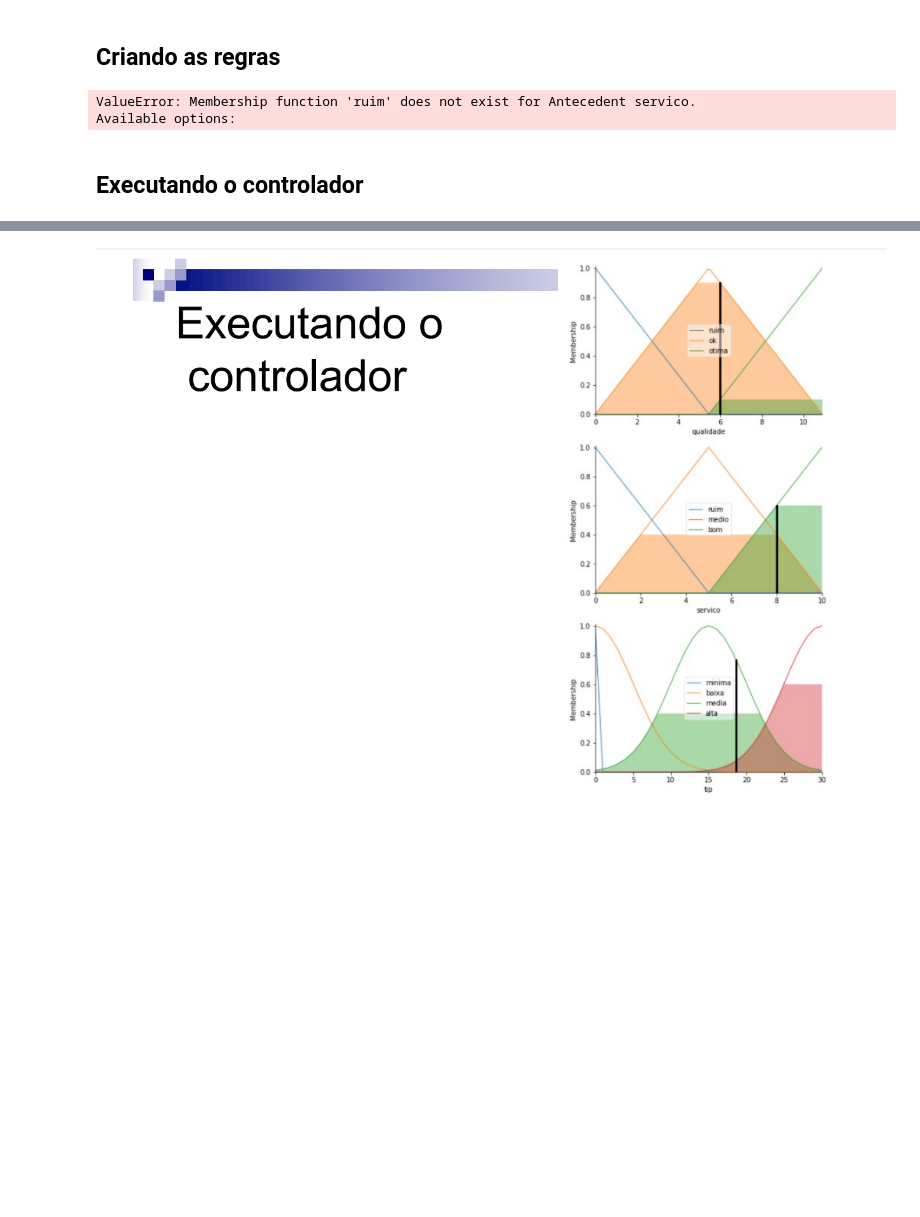
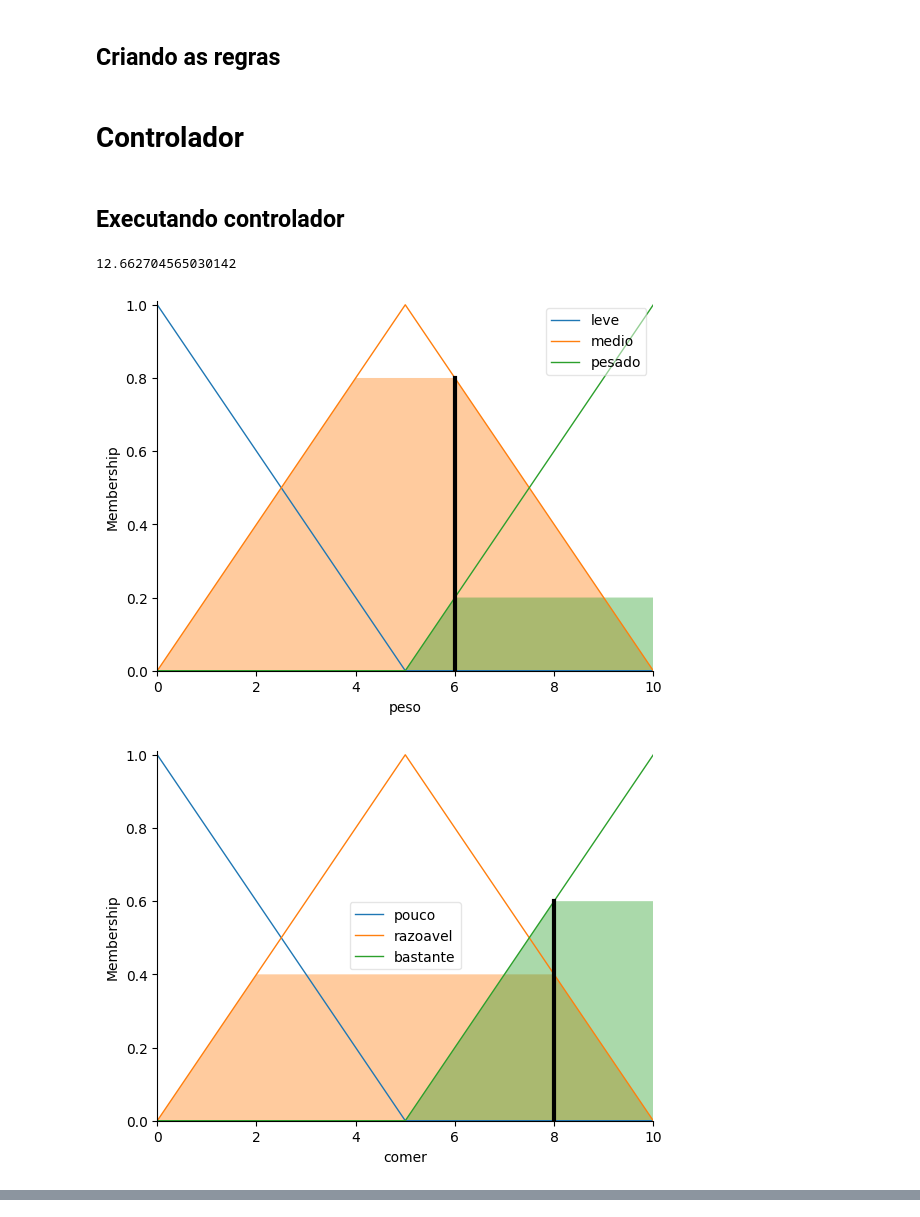
Before and after one commit to AlvarocJesus/IA_Robotica_Laboratorio, a Jupyter notebook: lab4/lab4.ipynb, the cells around one changed output, grey strips where cells are left out. Drawn from its saved outputs; the diff is of its cells as text; code cells hidden in the pictures; blank space fills up the shorter version.

```diff
--- a/lab4/lab4.ipynb
+++ b/lab4/lab4.ipynb
@@ -54,8 +68,7 @@ gorjeta.view()
 # %%
-# sem o automf -> guassiana -> trapezio
-gorjeta['minima'] = fuzz.trapmf(gorjeta.universe, [-1, 0, 0, 1])
-gorjeta['baixa'] = fuzz.trapmf(gorjeta.universe, [0, 3, 5, 15])
-gorjeta['media'] = fuzz.trapmf(gorjeta.universe, [1, 12, 18, 30])
-gorjeta['alta'] = fuzz.trapmf(gorjeta.universe, [15, 26, 30, 45])
-gorjeta.view()
+obesidade['leve'] = fuzz.trapmf(obesidade.universe, [-1, 0, 0, 1])
+obesidade['normal'] = fuzz.trapmf(obesidade.universe, [0, 3, 5, 15])
+obesidade['pesado'] = fuzz.trapmf(obesidade.universe, [1, 12, 18, 30])
+obesidade['obeso'] = fuzz.trapmf(obesidade.universe, [15, 26, 30, 45])
+obesidade.view()
 # %% [output]
@@ -64,28 +79,37 @@ gorjeta.view()
 ## Criando as regras
 # %%
 # Criando as regras
-regra_1 = ctrl.Rule(qualidade['ruim'] & servico['ruim'], gorjeta['minima'])
-regra_2 = ctrl.Rule(qualidade['ruim'] | servico['ruim'], gorjeta['baixa'])
-regra_3 = ctrl.Rule(servico['medio'], gorjeta['media'])
-regra_4 = ctrl.Rule(servico['bom'] | qualidade['otimo'], gorjeta['alta'])
+regra_1 = ctrl.Rule(comer['bastante'] & peso['pesado'], obesidade['obeso'])
+regra_2 = ctrl.Rule(comer['razoavel'] & peso['medio'], obesidade['normal'])
+regra_3 = ctrl.Rule(comer['pouco'] & peso['leve'], obesidade['leve'])
+regra_4 = ctrl.Rule(comer['bastante'] & peso['leve'], obesidade['normal'])
 
 controlador = ctrl.ControlSystem([regra_1, regra_2, regra_3, regra_4])
-# %% [output]
-ValueError: Membership function 'ruim' does not exist for Antecedent servico.
-Available options:
+# %% [markdown]
+# Controlador
 # %% [markdown]
-## Executando o controlador
+## Executando controlador
 # %%
 #Simulando
-CalculoGorjeta = ctrl.ControlSystemSimulation(controlador)
+CalculoObesidade = ctrl.ControlSystemSimulation(controlador)
 
-CalculoGorjeta.input [ 'qualidade' ] = 6
-CalculoGorjeta.input ['servico' ] = 8
+peso = int(input('Peso: '))
+servico = int(input('Comer: '))
+# CalculoObesidade.input ['peso'] = 6
+# CalculoObesidade.input ['comer'] = 8
+CalculoObesidade.input ['peso'] = peso
+CalculoObesidade.input ['comer'] = servico
 
 # Crunch the numbers
-CalculoGorjeta.compute()
+CalculoObesidade.compute()
 
-print(CalculoGorjeta.output['tip' ])
-qualidade.view(sim=CalculoGorjeta)
-servico.view(sim=CalculoGorjeta)
-gorjeta.view(sim=CalculoGorjeta)
+print(CalculoObesidade.output['obesidade'])
+peso.view(sim=CalculoObesidade)
+comer.view(sim=CalculoObesidade)
+obesidade.view(sim=CalculoObesidade)
+
+plt.show()
+# %% [output]
+12.662704565030142
+[figure, added]
+[figure, added]
@@ -92,2 +116,0 @@ gorjeta.view(sim=CalculoGorjeta)
-# %% [markdown]
-![image.png](attachment:image.png)
```
Also changed, not shown: parts of 16 cells of this notebook, 3 other files.
